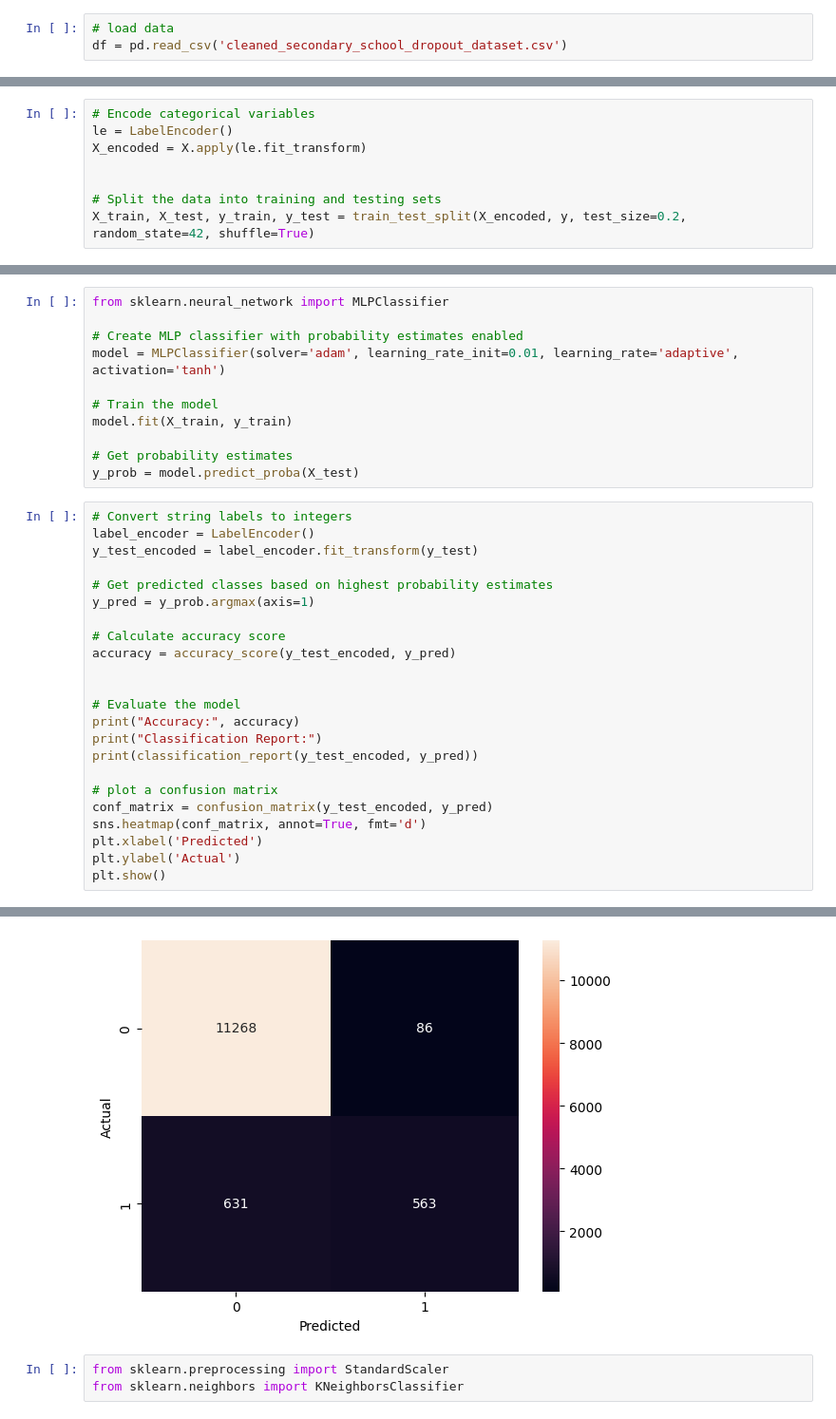
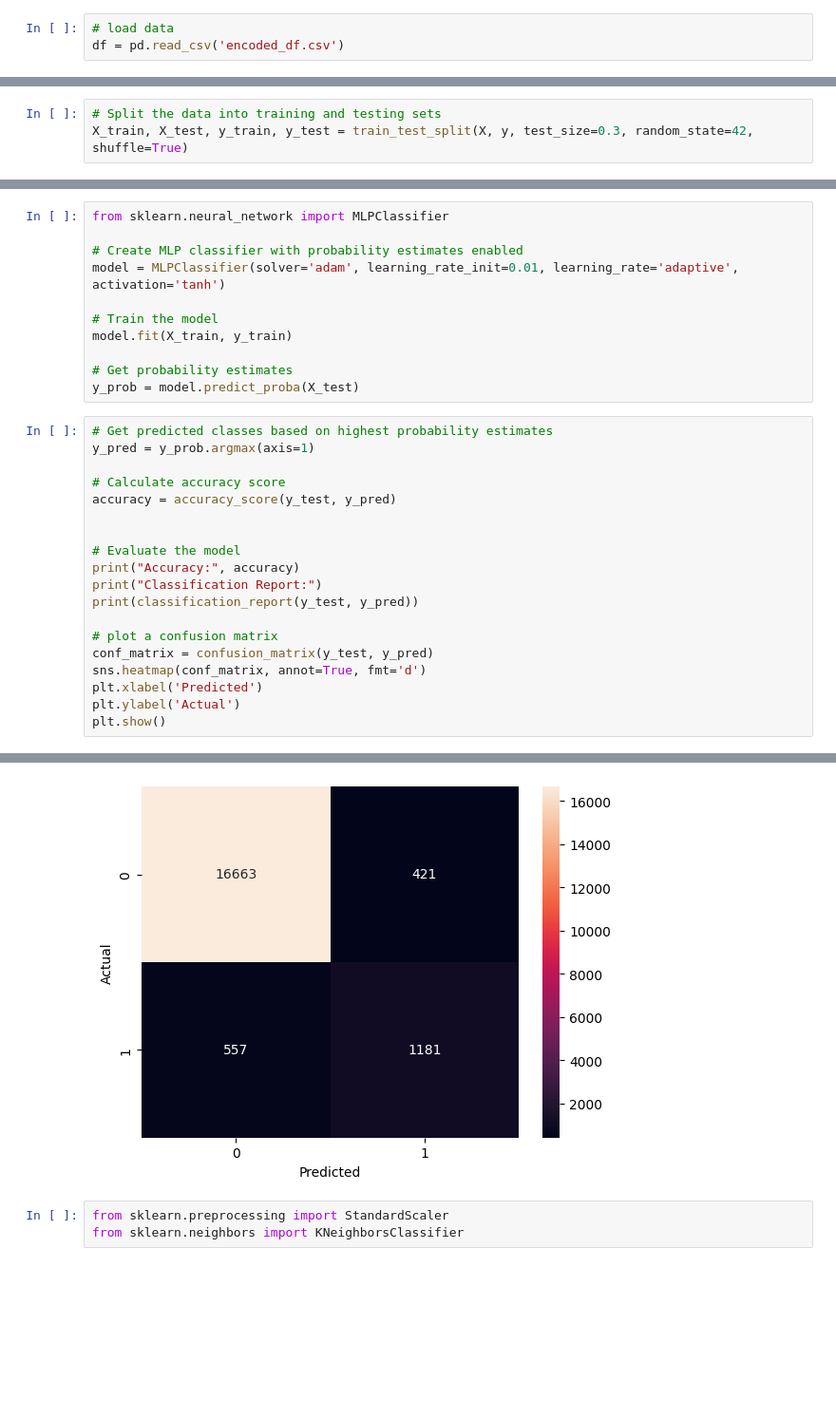
Before and after one commit to eddiegulay/CampusInsight-Inference, a Jupyter notebook: scratchs/auto_ml.ipynb, the cells around one changed output, grey strips where cells are left out. Shown at 95% size. Cells and saved outputs as stored; diff of their text form; blank space fills up the shorter version.

```diff
--- a/scratchs/auto_ml.ipynb
+++ b/scratchs/auto_ml.ipynb
@@ -13,7 +13,7 @@ from sklearn.metrics import accuracy_score, classification_report
 from sklearn.metrics import confusion_matrix
 # %%
 # load data
-df = pd.read_csv('cleaned_secondary_school_dropout_dataset.csv')
+df = pd.read_csv('encoded_df.csv')
 # %%
 df.info()
 # %% [output]
@@ -51,13 +51,8 @@ target_column = 'dropout'
 X = df.drop(columns=[target_column])
 y = df[target_column]
 # %%
-# Encode categorical variables
-le = LabelEncoder()
-X_encoded = X.apply(le.fit_transform)
-
-
 # Split the data into training and testing sets
-X_train, X_test, y_train, y_test = train_test_split(X_encoded, y, test_size=0.2, random_state=42, shuffle=True)
+X_train, X_test, y_train, y_test = train_test_split(X, y, test_size=0.3, random_state=42, shuffle=True)
 # %%
 # Choose a classification algorithm (Random Forest is used here as an example)
 model = RandomForestClassifier(n_estimators=100, random_state=42)
@@ -183,24 +172,20 @@ model.fit(X_train, y_train)
 # Get probability estimates
 y_prob = model.predict_proba(X_test)
 # %%
-# Convert string labels to integers
-label_encoder = LabelEncoder()
-y_test_encoded = label_encoder.fit_transform(y_test)
-
 # Get predicted classes based on highest probability estimates
 y_pred = y_prob.argmax(axis=1)
 
 # Calculate accuracy score
-accuracy = accuracy_score(y_test_encoded, y_pred)
+accuracy = accuracy_score(y_test, y_pred)
 
 
 # Evaluate the model
 print("Accuracy:", accuracy)
 print("Classification Report:")
-print(classification_report(y_test_encoded, y_pred))
+print(classification_report(y_test, y_pred))
 
 # plot a confusion matrix
-conf_matrix = confusion_matrix(y_test_encoded, y_pred)
+conf_matrix = confusion_matrix(y_test, y_pred)
 sns.heatmap(conf_matrix, annot=True, fmt='d')
 plt.xlabel('Predicted')
 plt.ylabel('Actual')
@@ -219,4 +204,4 @@ weighted avg       0.94      0.94      0.94     12548
-[figure, old version]
+[figure, new version]
 # %%
 from sklearn.preprocessing import StandardScaler
 from sklearn.neighbors import KNeighborsClassifier
```
Also changed, not shown: parts of 15 cells of this notebook, 6 other files.
